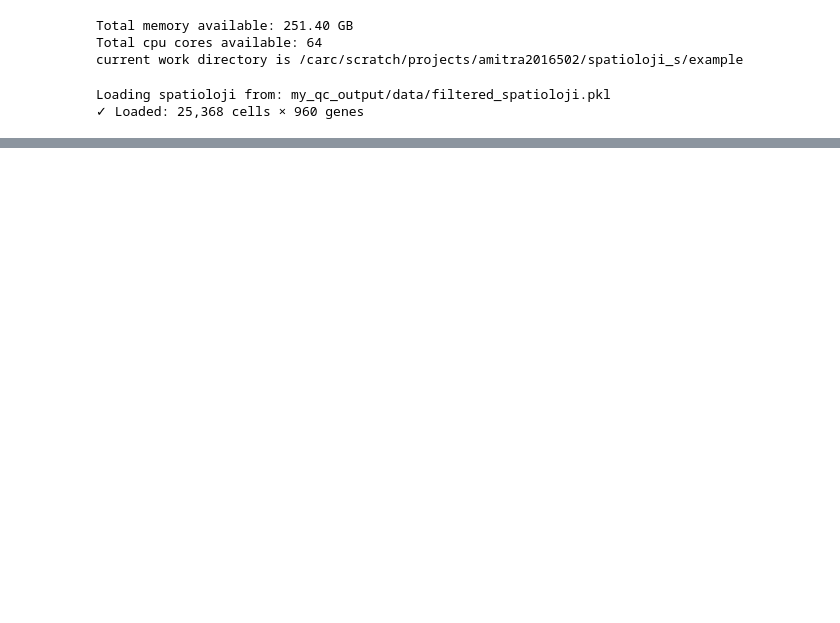
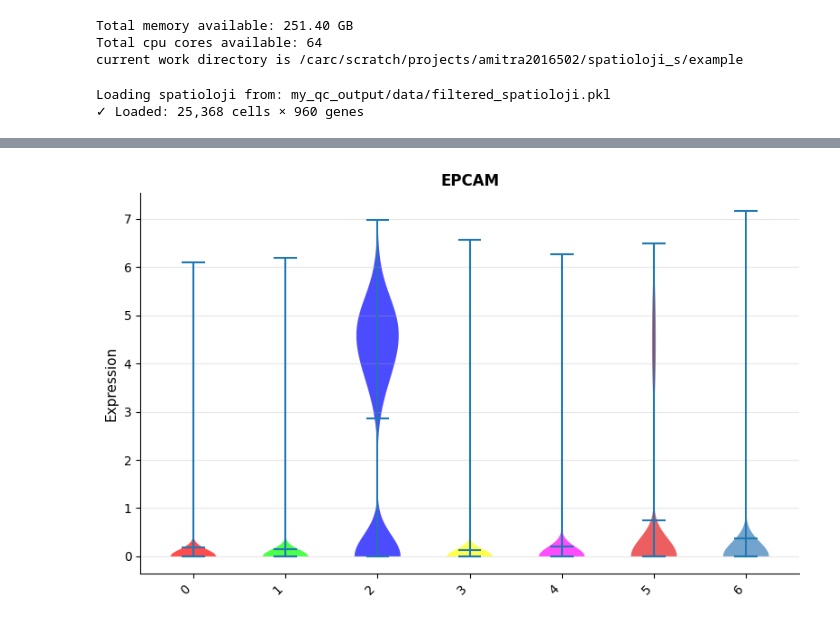
Before and after one commit to gynecoloji/spatioloji_s, a Jupyter notebook: example/processing.ipynb, the cells around one changed output, grey strips where cells are left out. Drawn from its saved outputs; the diff is of its cells as text; code cells hidden in the pictures; blank space fills up the shorter version.

```diff
--- a/example/processing.ipynb
+++ b/example/processing.ipynb
@@ -98,0 +104,6 @@ sp._gene_meta
+# %%
+custom_order = [str(i) for i in range(len(sp._cell_meta.leiden.unique()))]
+sj.visualization.plot_violin(sp, genes='EPCAM', group_by='leiden', layer='log_normalized',
+                             colors=cluster_colors, group_order=custom_order, show=False)
+# %% [output]
+[figure, added]
```
Also changed, not shown: parts of 6 cells of this notebook, 2 other files.
